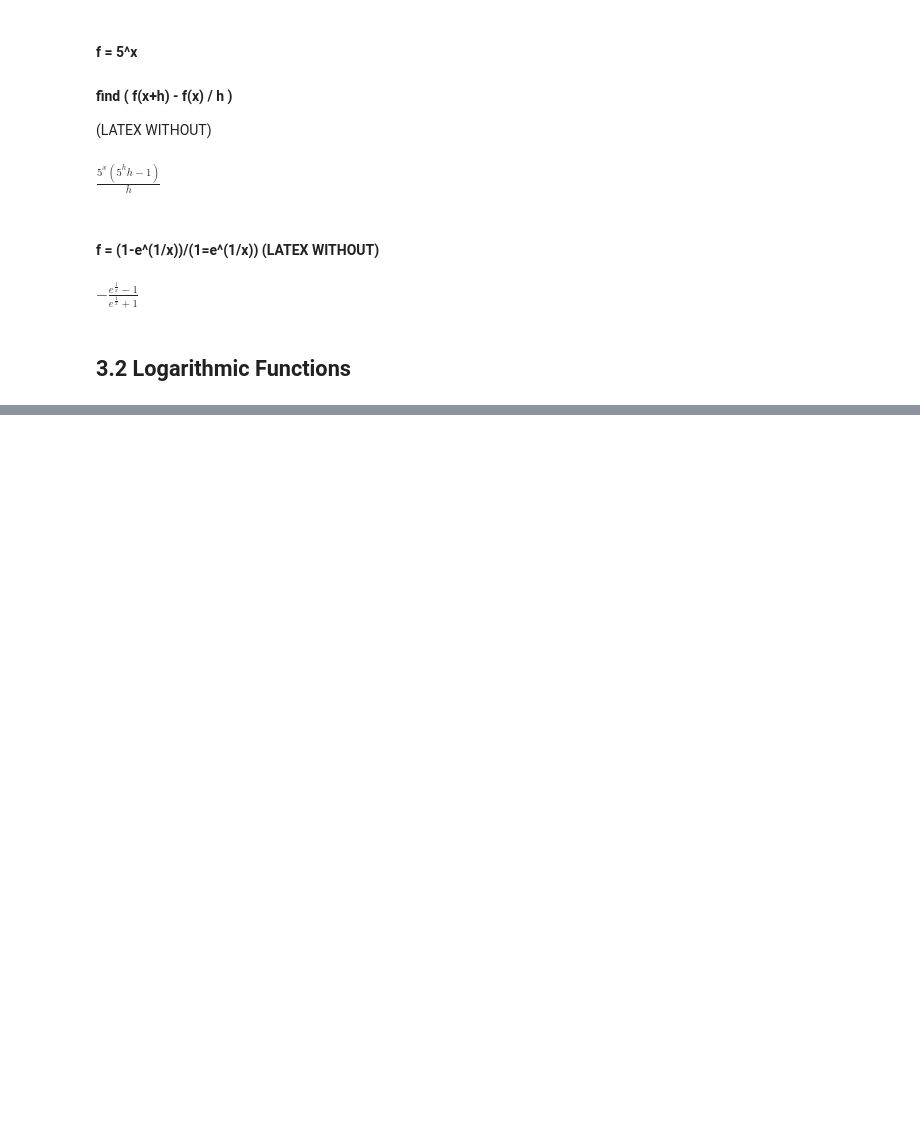
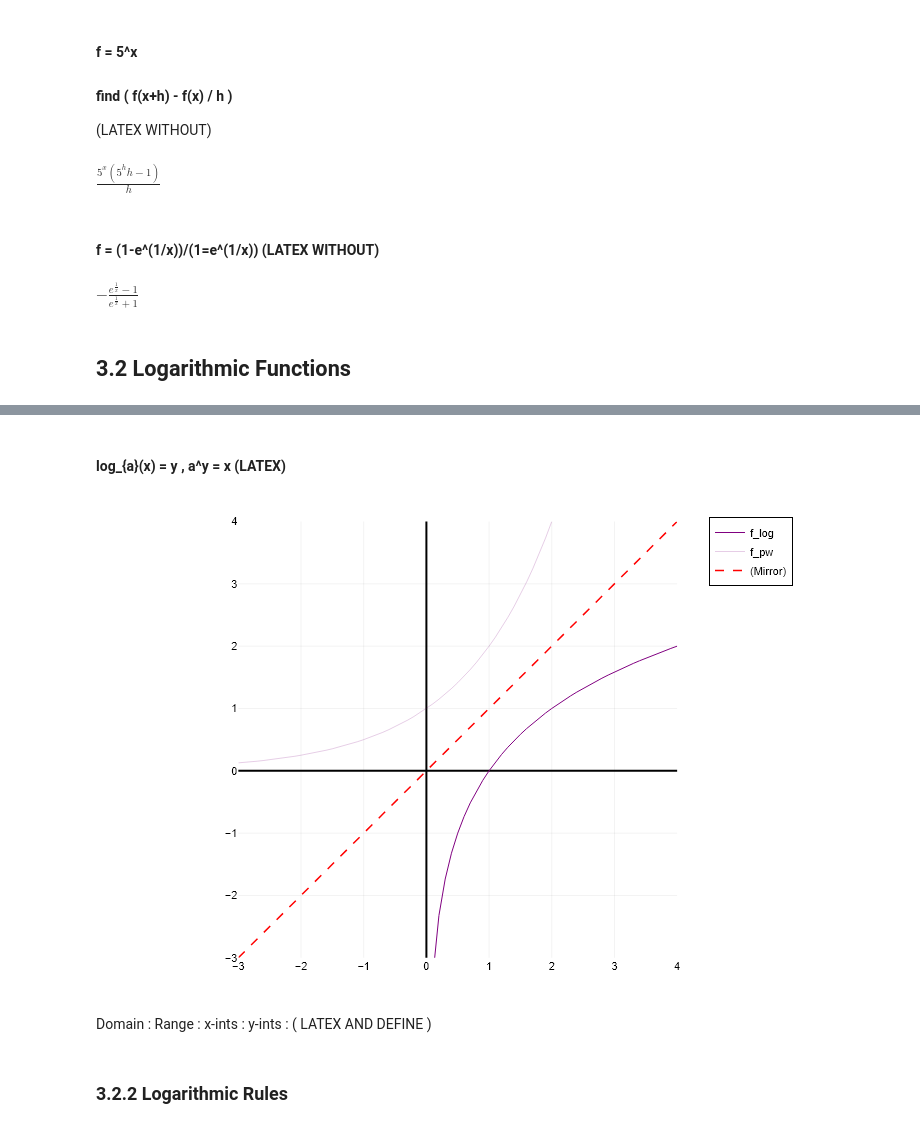
Before and after one commit to p-220w/Julia-Scientific-Modeling, a Jupyter notebook: 01_Mathematics/Module_03_Beta.ipynb, the cells around one changed output, grey strips where cells are left out. Saved outputs shown, nothing was run; the diff lists cells and outputs as text; code cells hidden in the pictures; blank space fills up the shorter version.

```diff
--- a/01_Mathematics/Module_03_Beta.ipynb
+++ b/01_Mathematics/Module_03_Beta.ipynb
@@ -116,0 +123,22 @@ $- \frac{e^{\frac{1}{x}} - 1}{e^{\frac{1}{x}} + 1}$
+# %% [markdown]
+#### log_{a}(x) = y , a^y = x (LATEX)
+# %%
+x_log = 0.1:0.1:10
+f_log(x) = log(2,x)
+plot(x_log,f_log,color=:purple,label="f_log", framestyle=:zerolines, xlims=(-3, 4), ylims=(-3, 4),aspect_ratio=:equal)
+
+x_pw = -10:0.1:10
+f_pw(x) = 2^x
+plot!(x_pw,f_pw,color=:purple,label="f_pw", framestyle=:zerolines, lw=0.2)
+
+plot!(-3:4, -3:4, label="(Mirror)", color=:red, linestyle=:dash, lw=1.5)
+# %% [output]
+[figure, added]
+# %% [markdown]
+Domain :
+Range  :
+x-ints :
+y-ints :
+( LATEX AND DEFINE )
+# %% [markdown]
+### 3.2.2 Logarithmic Rules
```
Also changed, not shown: parts of 6 cells of this notebook.
